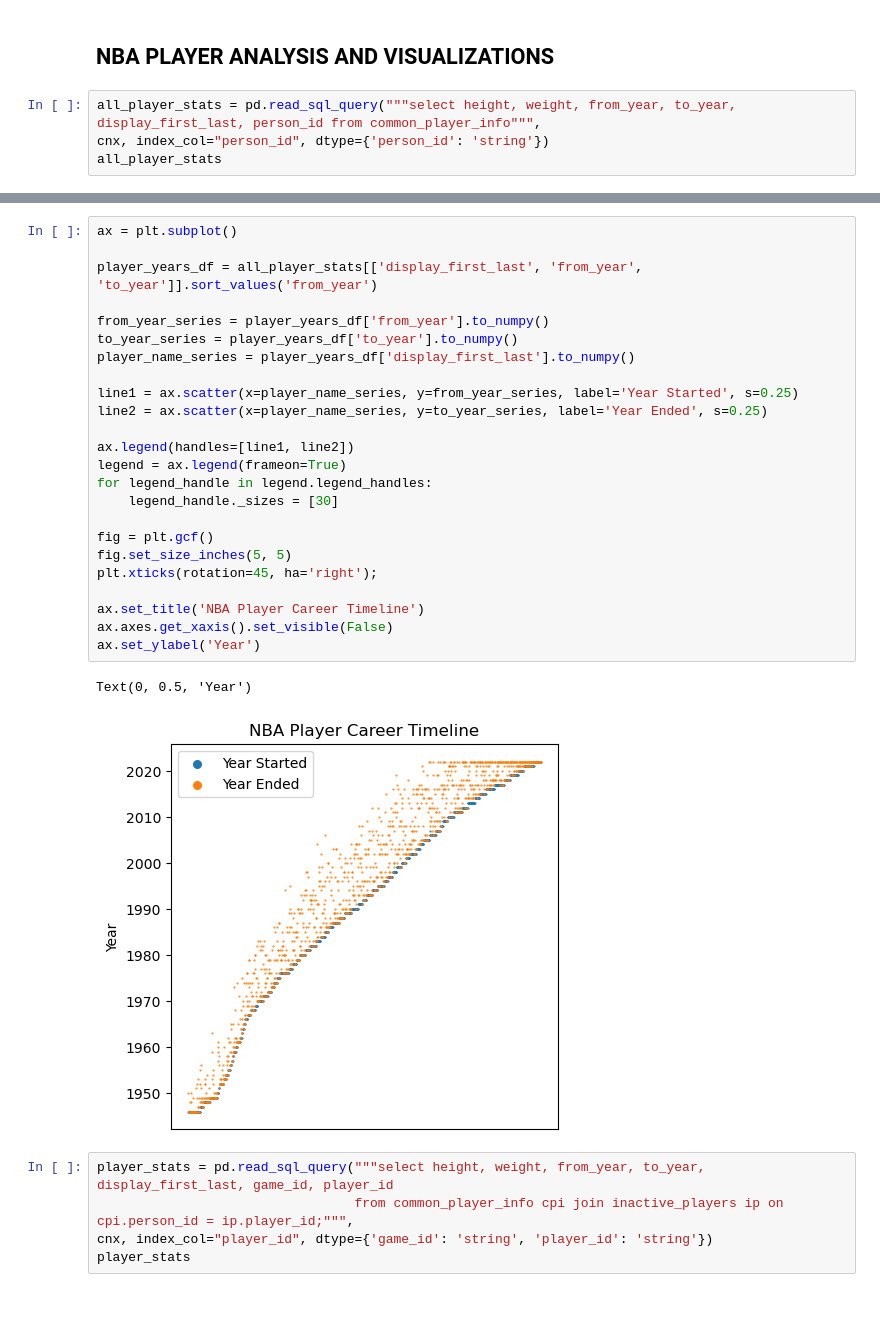
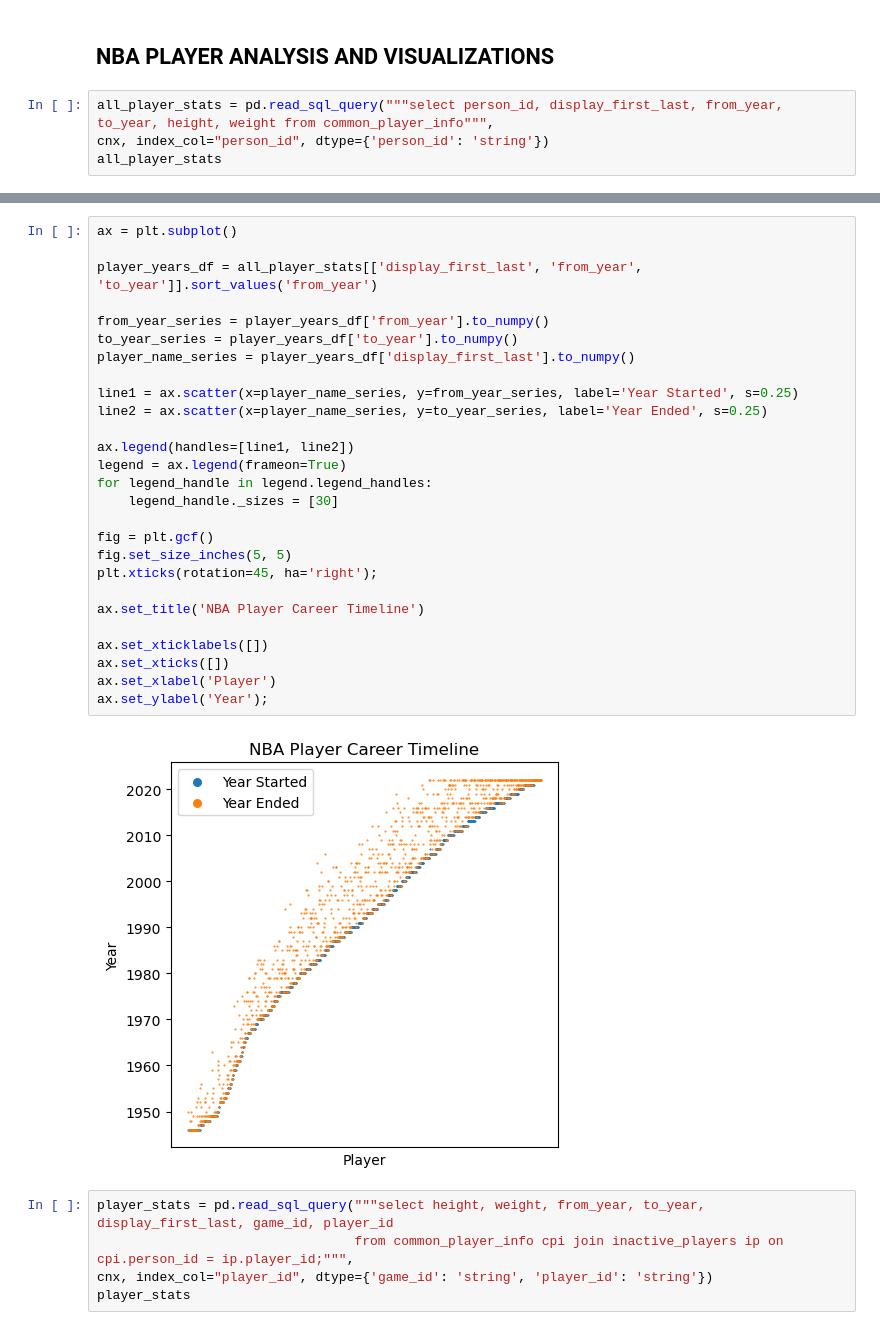
Before and after one commit to mustafaradheyyan/Revisiting-Pep-II, a Jupyter notebook: working_notebooks/eda_nba.ipynb, the cells around one changed output, grey strips where cells are left out. Saved outputs shown, nothing was run; the diff lists cells and outputs as text; blank space fills up the shorter version.

```diff
--- a/working_notebooks/eda_nba.ipynb
+++ b/working_notebooks/eda_nba.ipynb
@@ -83,7 +83,7 @@ cnx = sqlite3.connect('../../nba_dataset/archive/nba.sqlite')
 # %% [markdown]
 ## NBA PLAYER ANALYSIS AND VISUALIZATIONS
 # %%
-all_player_stats = pd.read_sql_query("""select height, weight, from_year, to_year, display_first_last, person_id from common_player_info""",
+all_player_stats = pd.read_sql_query("""select person_id, display_first_last, from_year, to_year, height, weight from common_player_info""",
 cnx, index_col="person_id", dtype={'person_id': 'string'})
 all_player_stats
 # %% [output]
@@ -104,30 +104,32 @@ all_player_stats
 # %%
 ax = plt.subplot()
 
 player_years_df = all_player_stats[['display_first_last', 'from_year', 'to_year']].sort_values('from_year')
 
 from_year_series = player_years_df['from_year'].to_numpy()
 to_year_series = player_years_df['to_year'].to_numpy()
 player_name_series = player_years_df['display_first_last'].to_numpy()
 
 line1 = ax.scatter(x=player_name_series, y=from_year_series, label='Year Started', s=0.25)
 line2 = ax.scatter(x=player_name_series, y=to_year_series, label='Year Ended', s=0.25)
 
 ax.legend(handles=[line1, line2])
 legend = ax.legend(frameon=True)
 for legend_handle in legend.legend_handles:
     legend_handle._sizes = [30]
 
 fig = plt.gcf()
 fig.set_size_inches(5, 5)
 plt.xticks(rotation=45, ha='right');
 
 ax.set_title('NBA Player Career Timeline')
-ax.axes.get_xaxis().set_visible(False)
-ax.set_ylabel('Year')
+
+ax.set_xticklabels([])
+ax.set_xticks([])
+ax.set_xlabel('Player')
+ax.set_ylabel('Year');
 # %% [output]
-Text(0, 0.5, 'Year')
-[figure, old version]
+[figure, new version]
 # %%
 player_stats = pd.read_sql_query("""select height, weight, from_year, to_year, display_first_last, game_id, player_id
                                  from common_player_info cpi join inactive_players ip on cpi.person_id = ip.player_id;""",
```
Also changed, not shown: parts of 16 cells of this notebook.
